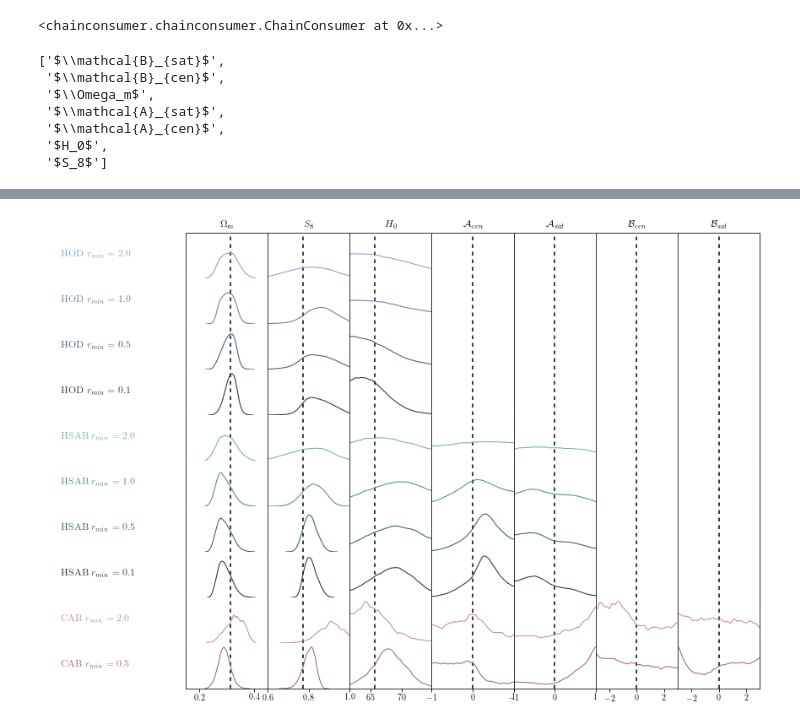
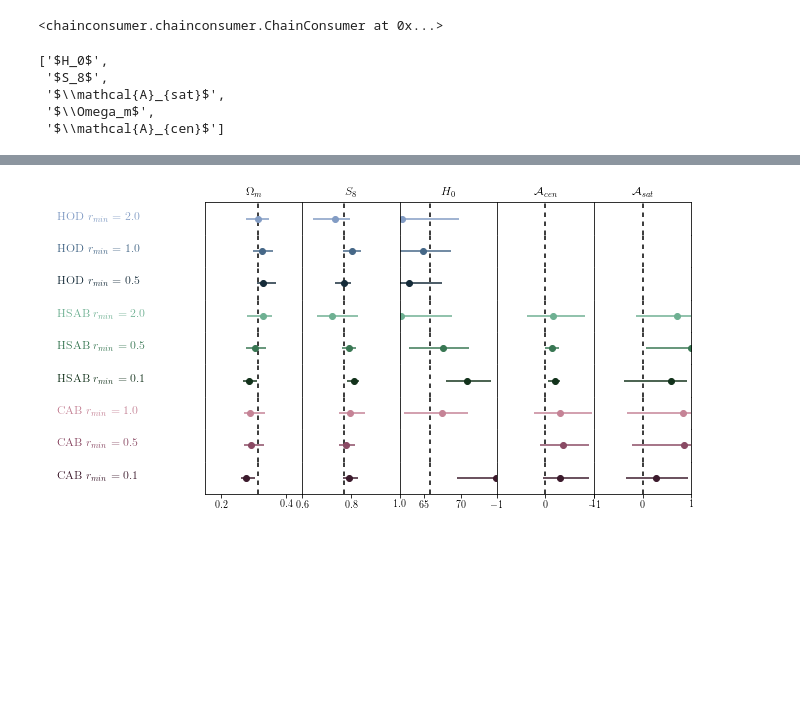
Before and after one commit to mclaughlin6464/pearce, a Jupyter notebook: notebooks/AB_tests/Aemulus V MCMC Summary Plots.ipynb, the cells around one changed output, grey strips where cells are left out. Saved outputs shown, nothing was run; the diff lists cells and outputs as text; code cells hidden in the pictures; blank space fills up the shorter version.

```diff
--- a/notebooks/AB_tests/Aemulus V MCMC Summary Plots.ipynb
+++ b/notebooks/AB_tests/Aemulus V MCMC Summary Plots.ipynb
@@ -24,7 +24,7 @@ from collections import OrderedDict
 fnames = []
 models = ['HOD', 'HSAB', 'CAB']
 for model in models:
-    fn = sorted(glob('/u/ki/swmclau2/des/PearceMCMC/HOD_wp_ds_rmin_*_%s.hdf5'%model))
+    fn = sorted(glob('/u/ki/swmclau2/des/PearceMCMC/VpeakSHAM_wp_ds_rmin_*_%s.hdf5'%model))
     # put the None chain first instead of last
 
     _fnames = []
@@ -168,7 +168,7 @@ def modify_chain(chain, param_names):
 
     return new_chain, param_names
 # %%
-n_burn = 30000
+n_burn = 0
 plot_true_vals_dict = dict()
 plot_bounds_dict = dict()
 plot_param_names_set = set()
@@ -209,7 +209,7 @@ for fname in fnames:
     summary_idxs = []
     param_names = []
     for i, pname in enumerate(chain_pnames):
-        if pname in summary_names or 'mean_occupation' in pname:
+        if pname in summary_names or ('mean_occupation' in pname and 'slope' not in pname):
             param_names.append(param_name_dict[pname])
             summary_idxs.append(i)
             plot_true_vals_dict[param_names[-1]] = true_vals_dict[pname] if pname in true_vals_dict else def_ab_val
@@ -276,23 +295,21 @@ c.configure(colors = colors, shade = True, shade_alpha=0.2, shade_gradient=1.0)
 # %%
 summary_pnames # ugh dont know a nice way to make sure these are sorted
 # %% [output]
-['$\\mathcal{B}_{sat}$',
- '$\\mathcal{B}_{cen}$',
+['$H_0$',
+ '$S_8$',
+ '$\\mathcal{A}_{sat}$',
  '$\\Omega_m$',
- '$\\mathcal{A}_{sat}$',
- '$\\mathcal{A}_{cen}$',
- '$H_0$',
- '$S_8$']
+ '$\\mathcal{A}_{cen}$']
 # %%
-#reorder_idxs = [3, 1, 0, 4, 2]
-reorder_idxs = [2, 6, 5, 4, 3, 1, 0]
+reorder_idxs = [3, 1, 0, 4, 2]
+#reorder_idxs = [2, 6, 5, 4, 3, 1, 0]
 
 summary_pnames = [summary_pnames[i] for i in reorder_idxs]
 summary_true_vals = [summary_true_vals[i] for i in reorder_idxs]
 summary_bounds = [summary_bounds[i] for i in reorder_idxs]
 # %%
 fig = c.plotter.plot_summary(parameters = summary_pnames, truth=summary_true_vals, extents=summary_bounds,\
-                             figsize=1.5, errorbar=False)
+                             figsize=1.5, errorbar=True)
 #fig.suptitle(model) # + galtype
 fig.show()
 # %% [output]
@@ -299 +317 @@ fig.show()
-[figure, old version]
+[figure, new version]
```
Also changed, not shown: parts of 6 cells of this notebook, 6 other files.
